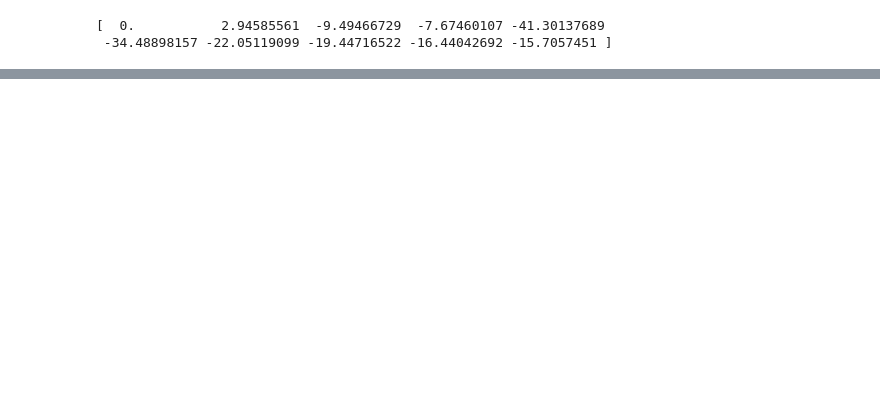
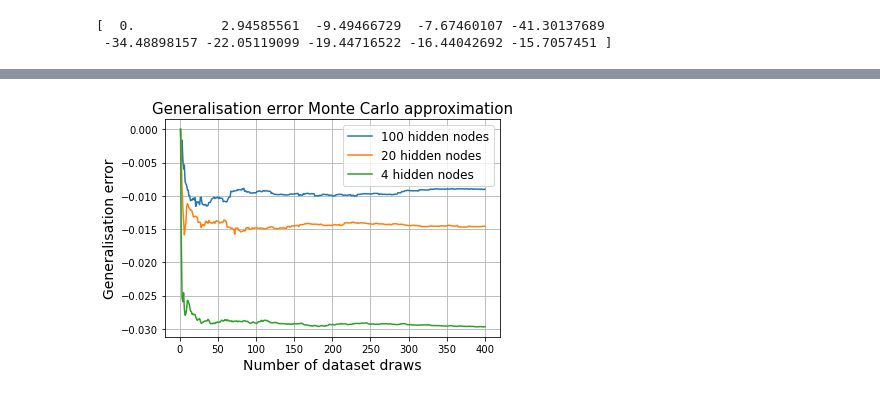
Before and after one commit to KKaroni/Symmetry-in-Machine-learned-Molecular-Force-Fields, a Jupyter notebook: Generalisation_error.ipynb, the cells around one changed output, grey strips where cells are left out. Cells and saved outputs as stored; diff of their text form; code cells hidden in the pictures; blank space fills up the shorter version.

```diff
--- a/Generalisation_error.ipynb
+++ b/Generalisation_error.ipynb
@@ -375,0 +409,24 @@ print(np.sum(kl_div10)/len(kl_div10))
+# %%
+# cont_ge120 = np.zeros(len(cont_kl_div120))
+cont_ge100 = np.zeros(len(cont_kl_div100))
+cont_ge20 = np.zeros(len(cont_kl_div20))
+cont_ge4 = np.zeros(len(cont_kl_div4))
+for i in range(len(cont_kl_div4)):
+#     cont_ge120[i] = sum(cont_kl_div120[:i])/(i+1)
+    cont_ge100[i] = sum(cont_kl_div100[:i])/(i+1)
+    cont_ge20[i] = sum(cont_kl_div20[:i])/(i+1)
+    cont_ge4[i] = sum(cont_kl_div4[:i])/(i+1)
+
+i = np.linspace(1,len(cont_kl_div4),len(cont_kl_div4))
+# plt.plot(i,cont_ge120,label = '120 hidden nodes')#,color='b')
+plt.plot(i,cont_ge100,label = '100 hidden nodes')#,color='orange')
+plt.plot(i,cont_ge20,label = '20 hidden nodes')#,color='g')
+plt.plot(i,cont_ge4,label = '4 hidden nodes')#,color='g')
+plt.grid()
+plt.xlabel('Number of dataset draws',fontsize = 14)
+plt.ylabel('Generalisation error',fontsize = 14)
+plt.title('Generalisation error Monte Carlo approximation',fontsize = 15)
+plt.legend(fontsize = 12)
+plt.savefig('cont_Generalization_error_Monte_Carlo_approximation_4_20_100_120_discreteKL1')
+# %% [output]
+[figure, added]
```
Also changed, not shown: parts of 16 cells of this notebook.
